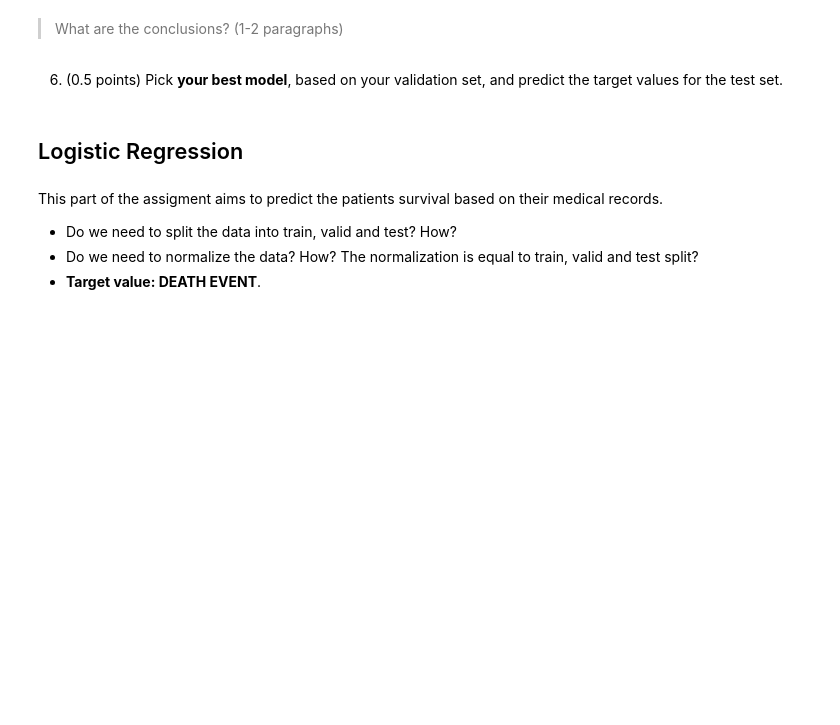
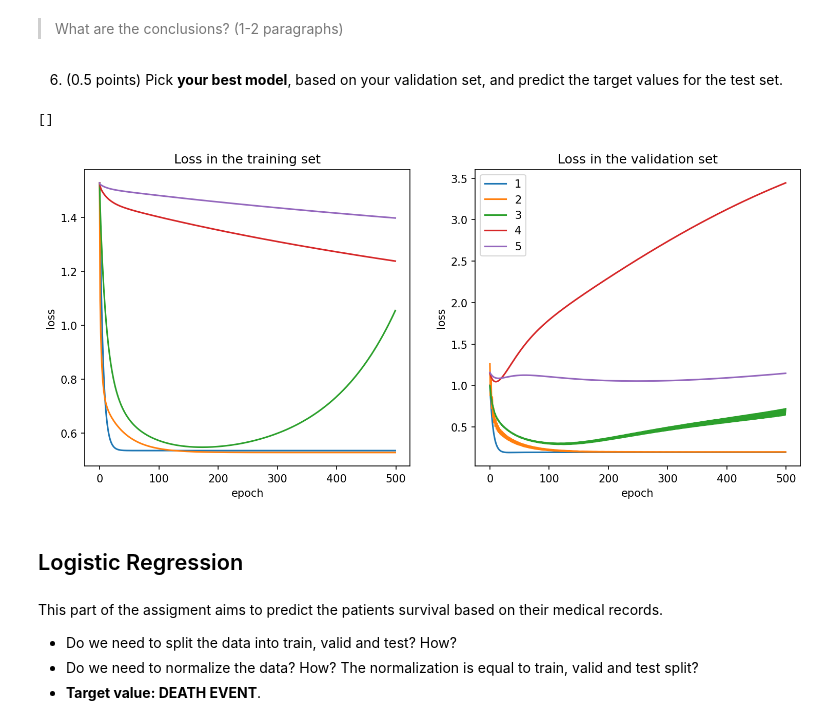
Before and after one commit to DanielGardin/MO444, a Jupyter notebook: T2_Classical_Techniques.ipynb, the cells around one changed output. Saved outputs shown, nothing was run; the diff lists cells and outputs as text; code cells hidden in the pictures; blank space fills up the shorter version.

```diff
--- a/T2_Classical_Techniques.ipynb
+++ b/T2_Classical_Techniques.ipynb
@@ -572,3 +606,27 @@ plt.plot()
+# %%
+fig, ax = plt.subplots(ncols=2, figsize=(12,5) ,dpi=150)
+
+ax[0].set_title("Loss in the training set")
+ax[0].set_xlabel('epoch')
+ax[0].set_ylabel('loss')
+
+ax[1].set_title("Loss in the validation set")
+ax[1].set_xlabel('epoch')
+ax[1].set_ylabel('loss')
+
+for degree in range(1, 6):
+    best_lr = linear_search(lambda lr : np.min(train_model(lr, degree, verbose=False, max_iter=250)[-1]), (0, 10**-(degree)), 1e-10)
+
+    history, val_history = train_model(best_lr, degree, verbose=False, max_iter=500)
+
+    ax[0].plot(range(len(history)), history, label=degree)
+    ax[1].plot(range(len(history)), val_history, label=degree)
+
+ax[1].legend()
+plt.plot()
+# %% [output]
+[]
+[figure, added]
 # %% [markdown]
 ## Logistic Regression
 # %% [markdown]
```
Also changed, not shown: parts of 27 cells of this notebook.
